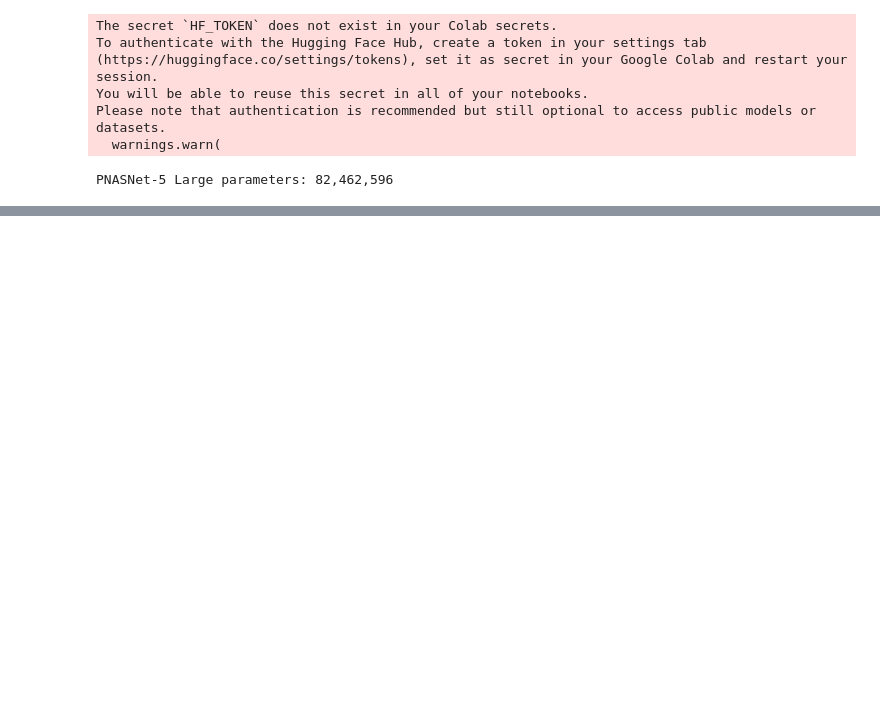
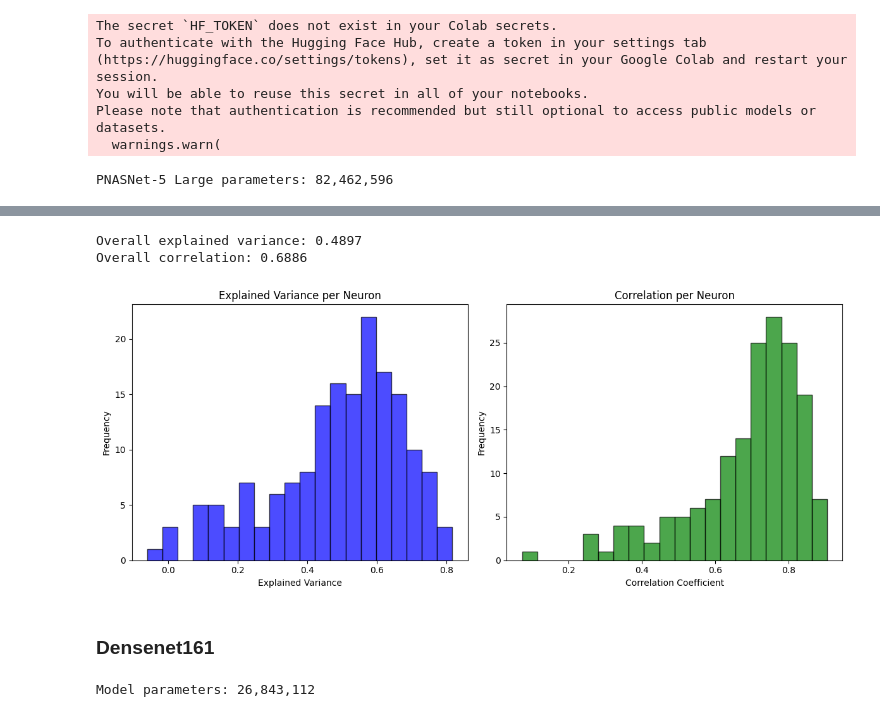
Before and after one commit to MetthewB/NX-414-Team-16, a Jupyter notebook: week8F.ipynb, the cells around one changed output, grey strips where cells are left out. Cells and saved outputs as stored; diff of their text form; code cells hidden in the pictures; blank space fills up the shorter version.

```diff
--- a/week8F.ipynb
+++ b/week8F.ipynb
@@ -473,0 +625,5 @@ Overall correlation: 0.2584
+# %%
+optimizer = optim.Adam(model6.parameters(), lr=learning_rate)
+# %%
+device = 'cuda' if torch.cuda.is_available() else 'cpu'
+train_model(model6, train_dataloader, val_dataloader, loss_function, optimizer, epochs=10, device=device, scheduler=scheduler)
@@ -473,0 +641,25 @@ Overall correlation: 0.2584
+# %%
+# Evaluate model on the validation set
+evaluate_model(model6, val_dataloader, spikes_val, device="cpu")
+# %% [output]
+Overall explained variance: 0.4897
+Overall correlation: 0.6886
+[figure, added]
+# %% [markdown]
+### Densenet161
+# %%
+from torchvision.models import densenet161, DenseNet161_Weights
+
+# Load ImageNet‑pretrained backbone
+backbone = densenet161(weights=DenseNet161_Weights.IMAGENET1K_V1)
+
+# Replace classifier: DenseNet uses nn.Linear(in_features, 1000) by default
+in_features = backbone.classifier.in_features
+n_neurons = spikes_train.shape[1]
+
+backbone.classifier = nn.Linear(in_features, n_neurons)
+
+model8 = backbone.cuda()
+print(f"Model parameters: {sum(p.numel() for p in model8.parameters()):,}")
+# %% [output]
+Model parameters: 26,843,112
```
Also changed, not shown: parts of 55 cells of this notebook.
